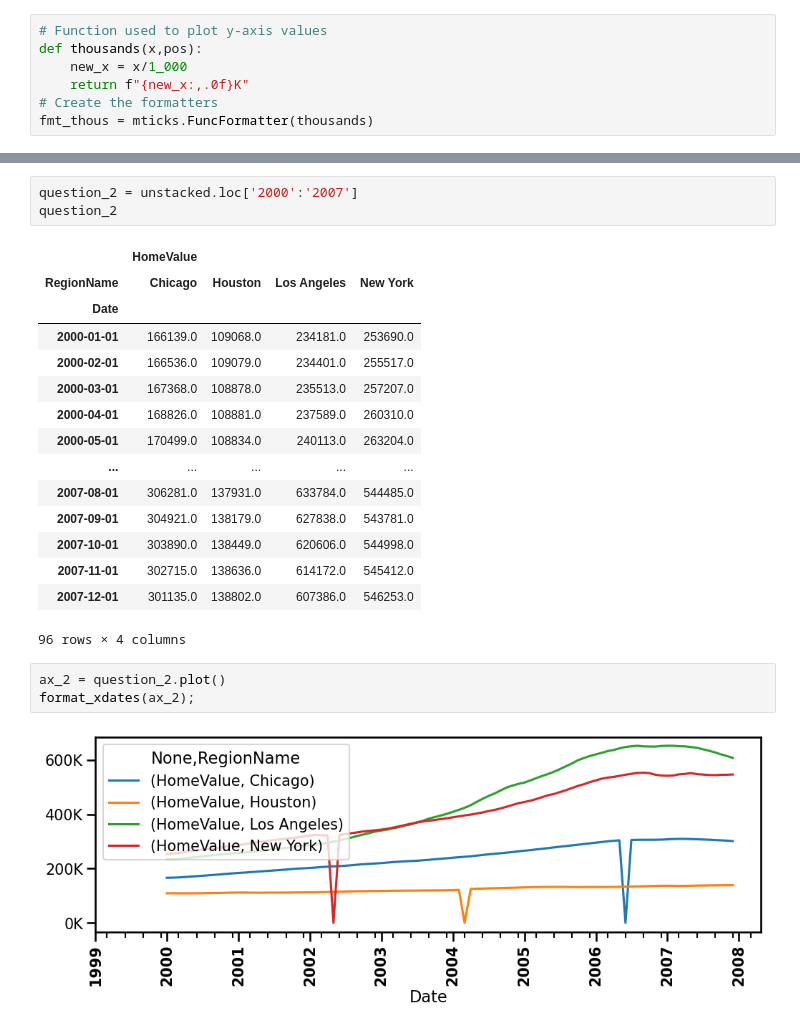
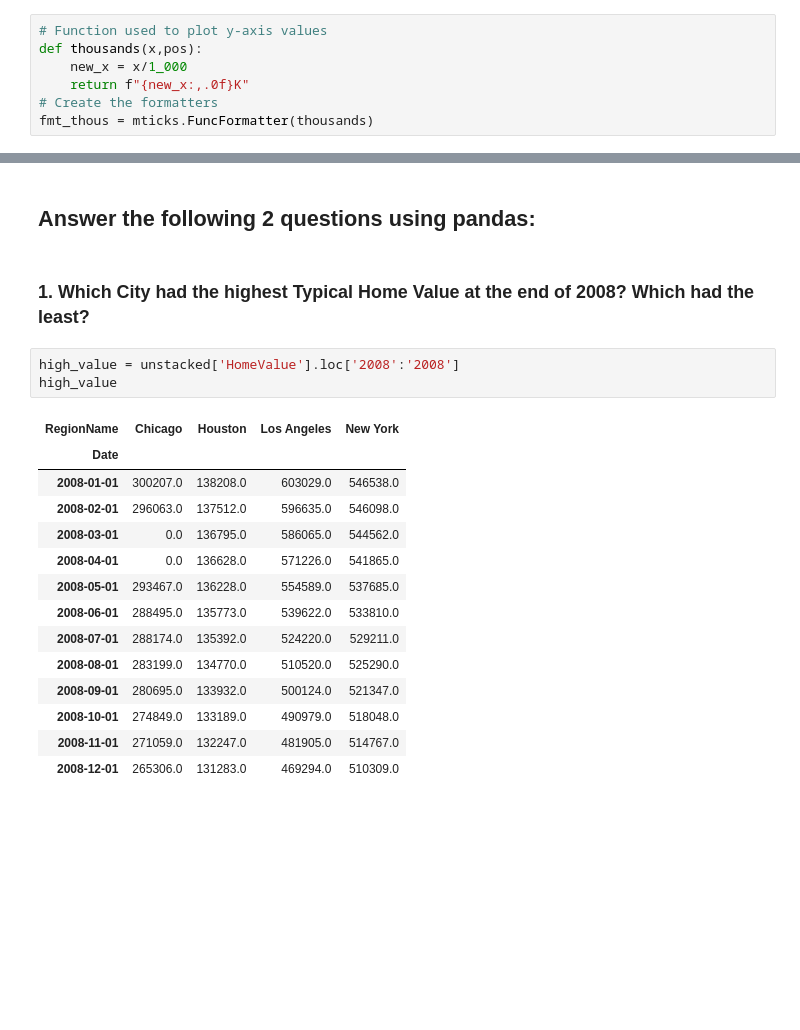
Before and after one commit to Jalicia-Harris/-Core--Preparing-Time-Series-from-Wide-Form-Data, a Jupyter notebook: Preparing Time Series from Wide-Form Data.ipynb, the cells around one changed output, grey strips where cells are left out. Saved outputs shown, nothing was run; the diff lists cells and outputs as text; blank space fills up the shorter version.

```diff
--- a/Preparing Time Series from Wide-Form Data.ipynb
+++ b/Preparing Time Series from Wide-Form Data.ipynb
@@ -276,24 +267,22 @@ def format_xdates(ax, fig=None, xtick_fontweight='bold',
+# %% [markdown]
+## Answer the following 2 questions using pandas:
+# %% [markdown]
+### 1. Which City had the highest Typical Home Value at the end of 2008? Which had the least?
 # %%
-question_2 = unstacked.loc['2000':'2007']
-question_2
+high_value = unstacked['HomeValue'].loc['2008':'2008']
+high_value
 # %% [output]
-|  | HomeValue |  |  |  |
 | RegionName | Chicago | Houston | Los Angeles | New York |
 | Date |  |  |  |  |
-| 2000-01-01 | 166139.0 | 109068.0 | 234181.0 | 253690.0 |
-| 2000-02-01 | 166536.0 | 109079.0 | 234401.0 | 255517.0 |
-| 2000-03-01 | 167368.0 | 108878.0 | 235513.0 | 257207.0 |
-| 2000-04-01 | 168826.0 | 108881.0 | 237589.0 | 260310.0 |
-| 2000-05-01 | 170499.0 | 108834.0 | 240113.0 | 263204.0 |
-| ... | ... | ... | ... | ... |
-| 2007-08-01 | 306281.0 | 137931.0 | 633784.0 | 544485.0 |
-| 2007-09-01 | 304921.0 | 138179.0 | 627838.0 | 543781.0 |
-| 2007-10-01 | 303890.0 | 138449.0 | 620606.0 | 544998.0 |
-| 2007-11-01 | 302715.0 | 138636.0 | 614172.0 | 545412.0 |
-| 2007-12-01 | 301135.0 | 138802.0 | 607386.0 | 546253.0 |
+| 2008-01-01 | 300207.0 | 138208.0 | 603029.0 | 546538.0 |
+| 2008-02-01 | 296063.0 | 137512.0 | 596635.0 | 546098.0 |
+| 2008-03-01 | 0.0 | 136795.0 | 586065.0 | 544562.0 |
+| 2008-04-01 | 0.0 | 136628.0 | 571226.0 | 541865.0 |
+| 2008-05-01 | 293467.0 | 136228.0 | 554589.0 | 537685.0 |
+| 2008-06-01 | 288495.0 | 135773.0 | 539622.0 | 533810.0 |
+| 2008-07-01 | 288174.0 | 135392.0 | 524220.0 | 529211.0 |
+| 2008-08-01 | 283199.0 | 134770.0 | 510520.0 | 525290.0 |
+| 2008-09-01 | 280695.0 | 133932.0 | 500124.0 | 521347.0 |
+| 2008-10-01 | 274849.0 | 133189.0 | 490979.0 | 518048.0 |
+| 2008-11-01 | 271059.0 | 132247.0 | 481905.0 | 514767.0 |
+| 2008-12-01 | 265306.0 | 131283.0 | 469294.0 | 510309.0 |
-96 rows × 4 columns
-# %%
-ax_2 = question_2.plot()
-format_xdates(ax_2);
-# %% [output]
-[figure, removed]
```
Also changed, not shown: parts of 18 cells of this notebook.
